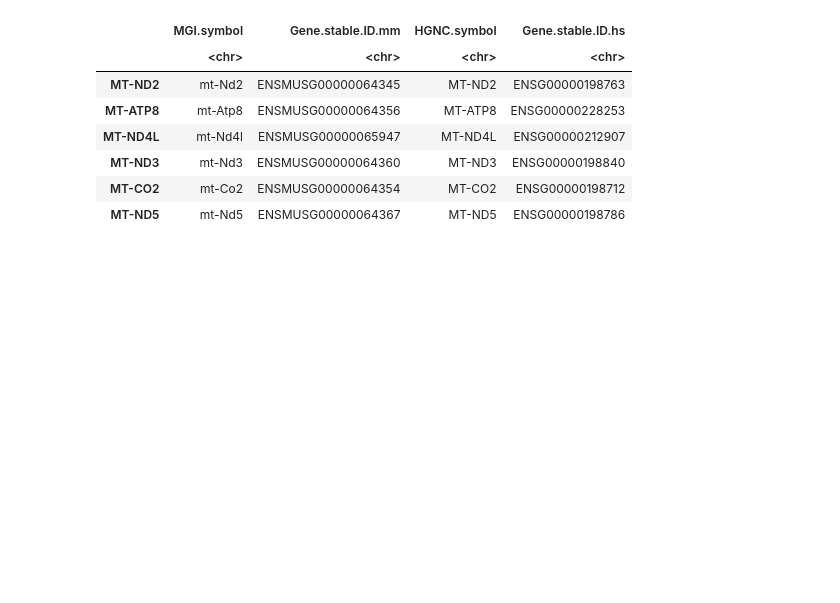
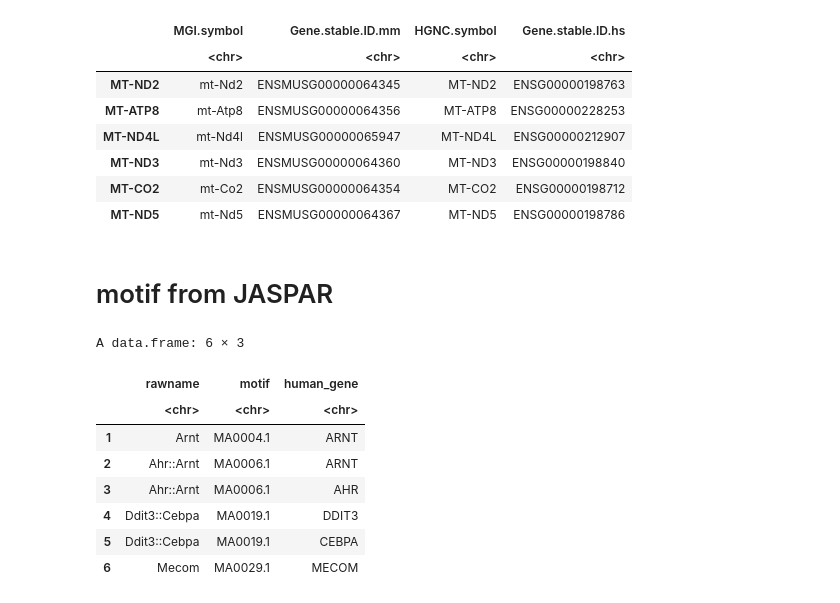
Before and after one commit to leezx/bt2m, a Jupyter notebook: notebooks/1.prepare_commonly_used_data.ipynb, the cells around one changed output. Saved outputs shown, nothing was run; the diff lists cells and outputs as text; code cells hidden in the pictures; blank space fills up the shorter version.

```diff
--- a/notebooks/1.prepare_commonly_used_data.ipynb
+++ b/notebooks/1.prepare_commonly_used_data.ipynb
@@ -1223,3 +1223,19 @@ A data.frame: 6 × 4
 # %%
 save(gene.anno.GRCh38.v3, gene.anno.mm10.v3, MGI.gene.pairs, HGNC.gene.pairs,
                             file = "../data/GRCh38.mm10.gene.annotation.Rdata")
+# %% [markdown]
+# motif from JASPAR
+# %%
+JASPAR.motif <- read.csv("files/JASPAR2020.R.csv")
+# %%
+head(JASPAR.motif)
+# %% [output]
+A data.frame: 6 × 3
+|  | rawname | motif | human_gene |
+|  | <chr> | <chr> | <chr> |
+| 1 | Arnt | MA0004.1 | ARNT |
+| 2 | Ahr::Arnt | MA0006.1 | ARNT |
+| 3 | Ahr::Arnt | MA0006.1 | AHR |
+| 4 | Ddit3::Cebpa | MA0019.1 | DDIT3 |
+| 5 | Ddit3::Cebpa | MA0019.1 | CEBPA |
+| 6 | Mecom | MA0029.1 | MECOM |
```
Also changed, not shown: parts of 4 cells of this notebook, 2 other files.
